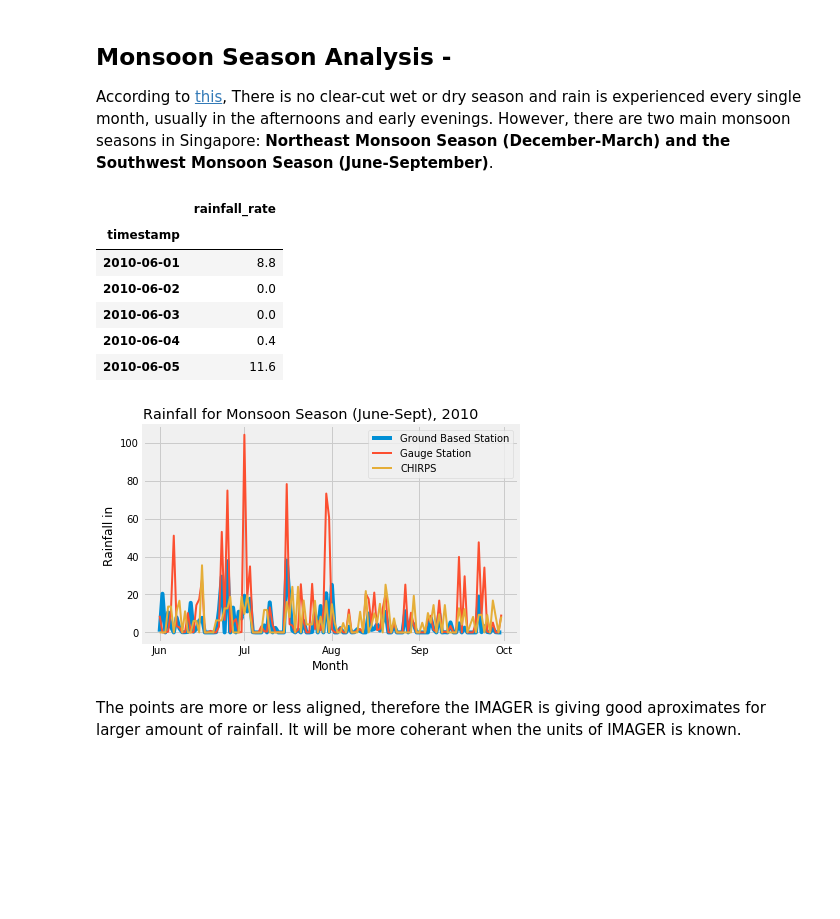
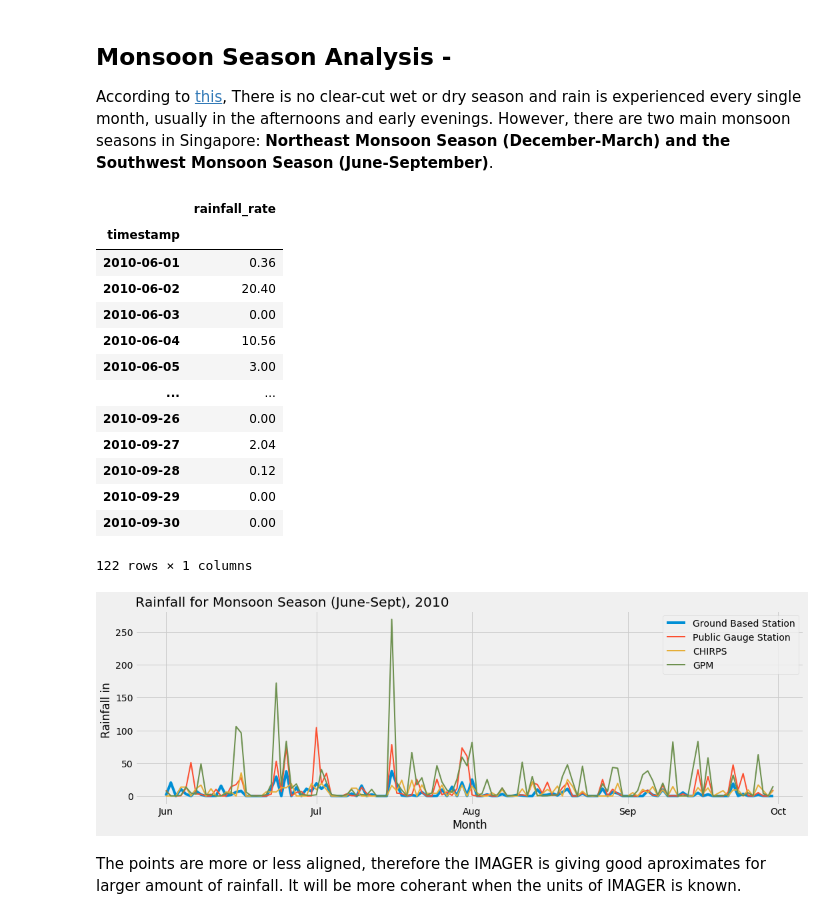
Before and after one commit to dsaharia/PRAT-Rainfall, a Jupyter notebook: imager-rainfall/Singapore.ipynb, the cells around one changed output. Cells and saved outputs as stored; diff of their text form; code cells hidden in the pictures; blank space fills up the shorter version.

Commit message:
GPM dataset added, plotted for monsoon season

```diff
--- a/imager-rainfall/Singapore.ipynb
+++ b/imager-rainfall/Singapore.ipynb
@@ -86,5 +87,4 @@ monsoon_chirps_df = chirps_dataset['precip'].sel(time=slice('2010-06-01T00:0','2
 # %% [markdown]
 ## Parsing the GPM dataset
 # %%
-index = gpm_dataset.indexes['time'].to_datetimeindex()
-gpm_dataset['time'] = index
+gpm_dataset['time'] = gpm_dataset.indexes['time'].to_datetimeindex()
@@ -109,0 +91,4 @@ gpm_df
+# %%
+gpm_sampled = gpm_dataset.sel(lon=103.68, lat=1.30, method='nearest').resample(time='1D').sum()
+# gpm_sampled['precipitationCal'].plot()
+gpm_sampled.sel(time=slice('2010-06-01T00:0','2010-09-30T00:0'))['precipitationCal'].plot()
@@ -119,6 +107,7 @@ imager_sampled_df = pd.DataFrame()
 imager_sampled_df = imager_rainfall_df.groupby(pd.Grouper(freq="M")).resample('D').sum() # Groupby MONTH and then taking the total daily sum
 imager_sampled_df.drop(['day', 'hour', 'minute'], axis=1, inplace=True) # Dropped the day, hour, minute columns
 imager_sampled_df = imager_sampled_df.reset_index(level=0, drop=True)
+imager_sampled_df['rainfall_rate'] = imager_sampled_df['rainfall_rate']/100 # downscaled by 100
 imager_sampled_df.head() # Imager Data after resampling
 # %% [output]
 |  | rainfall_rate |
@@ -185,35 +174,44 @@ plt.ylabel('Rainfall Rate');
 According to [this](https://www.guidemesingapore.com/business-guides/immigration/get-to-know-singapore/weather-and-climate-in-singapore),
 There is no clear-cut wet or dry season and rain is experienced every single month, usually in the afternoons and early evenings. However, there are two main monsoon seasons in Singapore: **Northeast Monsoon Season (December-March) and the Southwest Monsoon Season (June-September)**.
 # %%
-monsoon_imager = imager_sampled_df[(imager_sampled_df.index.month >= 6) & (imager_sampled_df.index.month <= 9)]/100
+monsoon_imager = imager_sampled_df[(imager_sampled_df.index.month >= 6) & (imager_sampled_df.index.month <= 9)]
 monsoon_gauge = gauge_station_df[(gauge_station_df.index.month >= 6) & (gauge_station_df.index.month <= 9)]
 monsoon_gauge = monsoon_gauge.sort_index(axis=0)
-monsoon_gauge.head()
+monsoon_gpm = gpm_sampled.sel(time=slice('2010-06-01T00:0','2010-09-30T00:0')).to_dataframe()
+monsoon_imager
 # %% [output]
 |  | rainfall_rate |
 | timestamp |  |
-| 2010-06-01 | 8.8 |
-| 2010-06-02 | 0.0 |
-| 2010-06-03 | 0.0 |
-| 2010-06-04 | 0.4 |
-| 2010-06-05 | 11.6 |
+| 2010-06-01 | 0.36 |
+| 2010-06-02 | 20.40 |
+| 2010-06-03 | 0.00 |
+| 2010-06-04 | 10.56 |
+| 2010-06-05 | 3.00 |
+| ... | ... |
+| 2010-09-26 | 0.00 |
+| 2010-09-27 | 2.04 |
+| 2010-09-28 | 0.12 |
+| 2010-09-29 | 0.00 |
+| 2010-09-30 | 0.00 |
+122 rows × 1 columns
 # %%
-fig2 = plt.figure()
-figures.append(fig2)
+# fig2 = plt.figure()
+# figures.append(fig2)
 plt.plot(monsoon_imager['rainfall_rate'], label='Ground Based Station')
-plt.plot(monsoon_gauge['rainfall_rate'], linewidth=2, label='Gauge Station')
+plt.plot(monsoon_gauge['rainfall_rate'], linewidth=2, label='Public Gauge Station')
 plt.plot(monsoon_chirps_df['precip'], label='CHIRPS', linewidth=2)
+plt.plot(monsoon_gpm['precipitationCal'], linewidth=2, label="GPM")
 plt.title('Rainfall for Monsoon Season (June-Sept), 2010', loc='left')
 plt.xlabel("Month")
 plt.ylabel("Rainfall in ")
 ax = plt.gca()
 locator = mdates.MonthLocator()
 month_fmt = mdates.DateFormatter('%b')
 ax.xaxis.set_major_locator(locator)
 ax.xaxis.set_major_formatter(month_fmt)
 plt.legend();
 # %% [output]
-[figure, old version]
+[figure, new version]
 # %% [markdown]
 The points are more or less aligned, therefore the IMAGER is giving good aproximates for larger amount of rainfall. It will be more coherant when the units of IMAGER is known.
 # %% [markdown]
```
Also changed, not shown: parts of 9 cells of this notebook.
